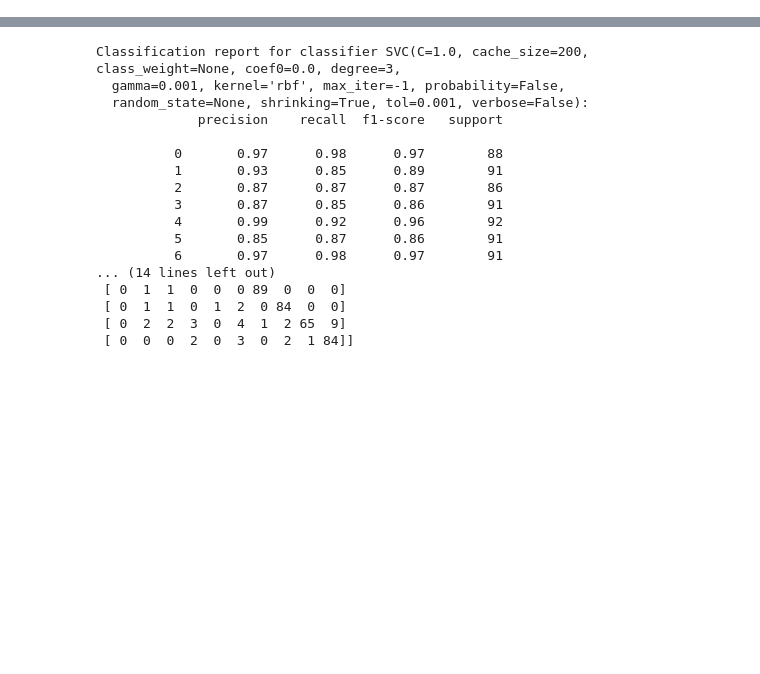
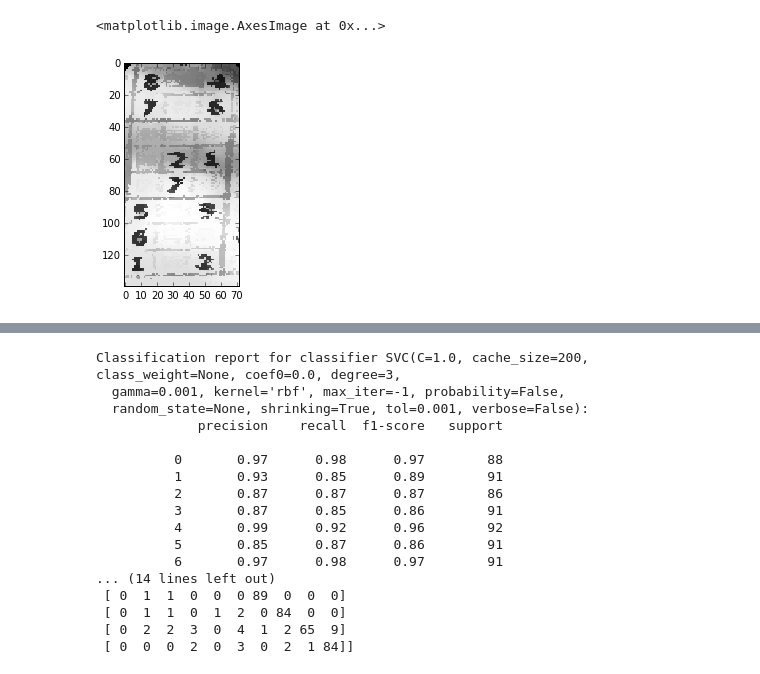
Before and after one commit to dan-ionut-fechete/ev3, a Jupyter notebook: notebooks/the-matrix.ipynb, the cells around one changed output, grey strips where cells are left out. Saved outputs shown, nothing was run; the diff lists cells and outputs as text; code cells hidden in the pictures; blank space fills up the shorter version.

```diff
--- a/notebooks/the-matrix.ipynb
+++ b/notebooks/the-matrix.ipynb
@@ -153,0 +266,8 @@ plt.imshow(skf.sobel(arr_right.astype(np.float64)), cmap=plt.cm.gray, interpolat
+# %%
+from skimage.filter.rank import mean_bilateral, enhance_contrast
+bilat = mean_bilateral(center.img.astype(np.uint16), disk(16), s0=8, s1=8)
+bilat = enhance_contrast(bilat, disk(3))
+plt.imshow(bilat, cmap=plt.cm.gray, interpolation='none')
+# %% [output]
+<matplotlib.image.AxesImage at 0x...>
+[figure, added]
```
Also changed, not shown: parts of 14 cells of this notebook, 1 other file.
